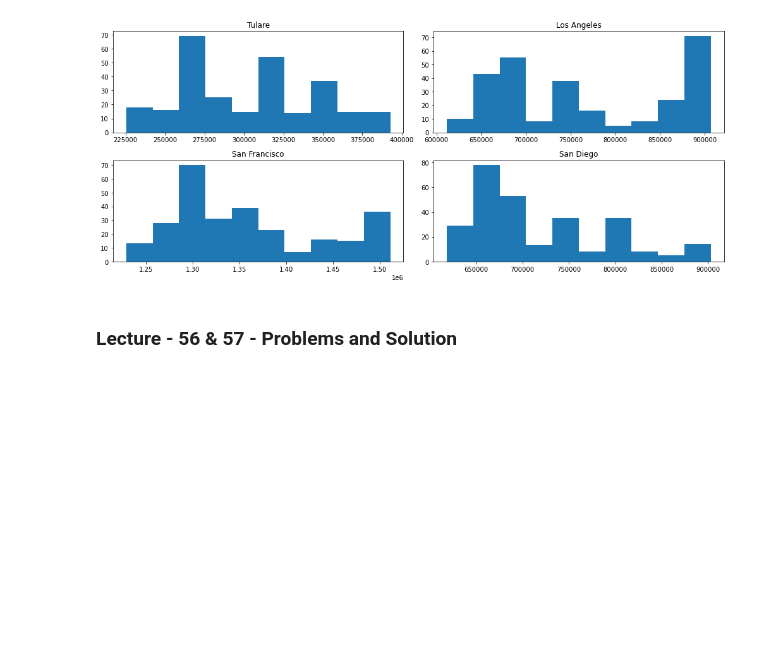
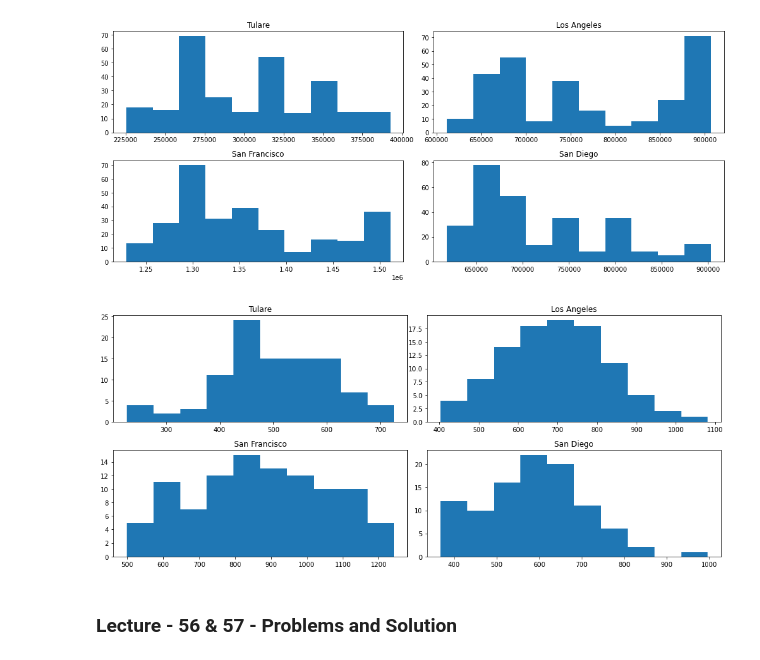
Before and after one commit to Narula901/Python-Library, a Jupyter notebook: Matplotlib/Matplotlib advance feature.ipynb, the cells around one changed output. Drawn from its saved outputs; the diff is of its cells as text; code cells hidden in the pictures; blank space fills up the shorter version.

Commit message:
Uploaded data

```diff
--- a/Matplotlib/Matplotlib advance feature.ipynb
+++ b/Matplotlib/Matplotlib advance feature.ipynb
@@ -151,6 +151,38 @@ ax[1][1].set_title('San Diego')
 plt.tight_layout()
 # %% [output]
 [figure]
+# %%
+import matplotlib.pyplot as plt
+import pandas as pd
+import numpy as np
+
+# Generate random data for ca_Housing_market
+np.random.seed(0)
+ca_Housing_market = pd.DataFrame({
+    'Tulare': np.random.normal(500, 100, 1000),
+    'Los Angeles': np.random.normal(700, 150, 1000),
+    'San Francisco': np.random.normal(900, 200, 1000),
+    'San Diego': np.random.normal(600, 120, 1000)
+})
+
+# Randomly sample 100 data points
+sample = ca_Housing_market.sample(100)
+
+# List of cities
+cities = ['Tulare', 'Los Angeles', 'San Francisco', 'San Diego']
+
+fig, ax = plt.subplots(2, 2, figsize=(14, 6))
+
+for i in range(2):
+    for j in range(2):
+        city_index = i * 2 + j
+        ax[i][j].hist(sample[cities[city_index]])
+        ax[i][j].set_title(cities[city_index])
+
+plt.tight_layout()
+plt.show()
+# %% [output]
+[figure, added]
 # %% [markdown]
 ### Lecture - 56 & 57 - Problems and Solution
 # %% [markdown]
```
